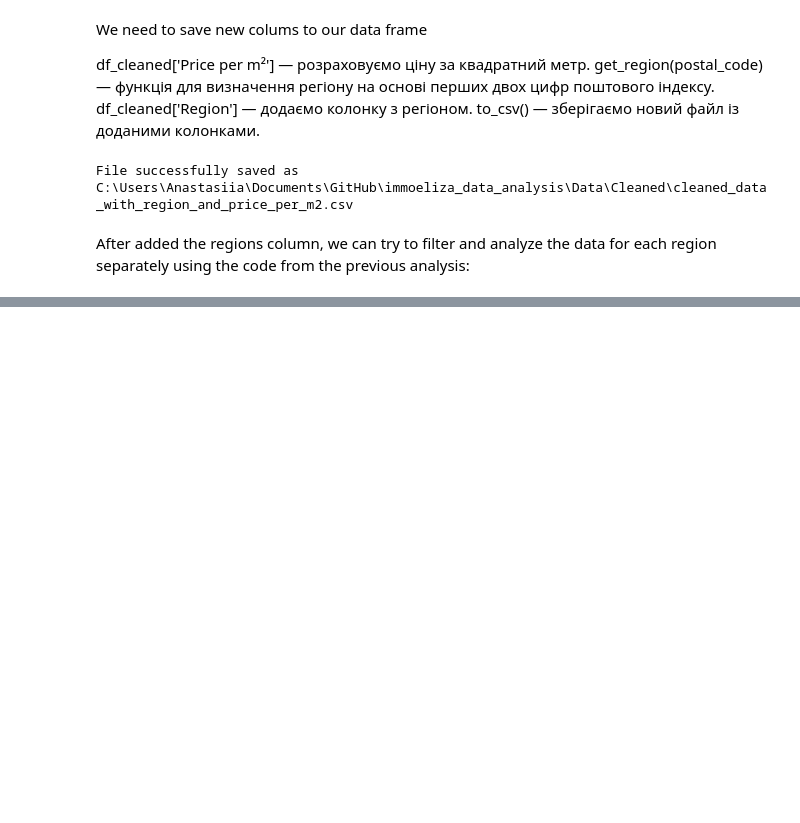
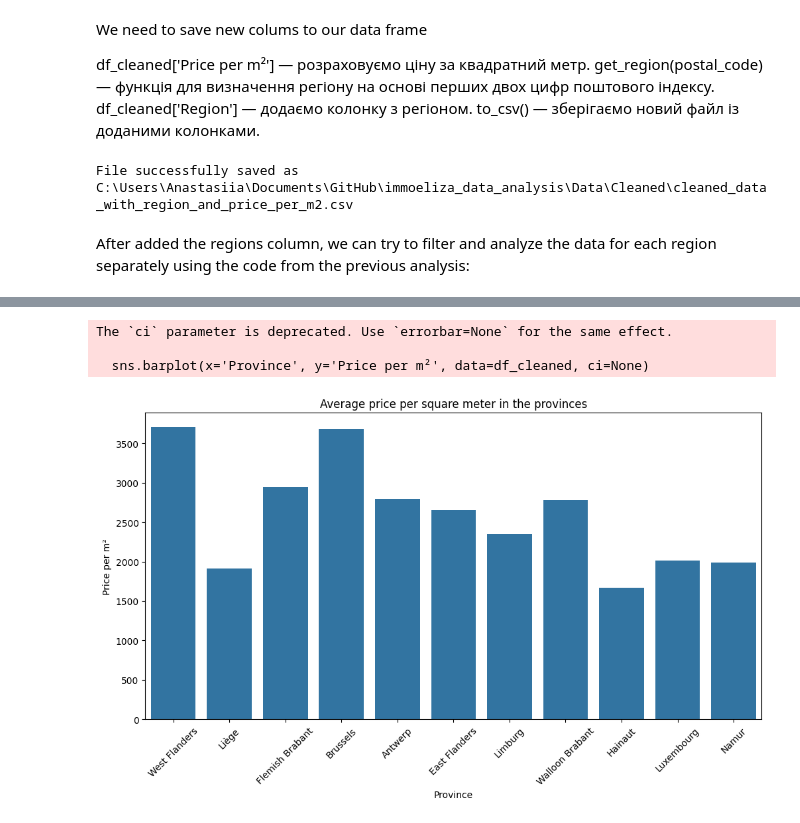
Before and after one commit to Kevin-Van-Hoorebeek/immoeliza_data_analysis, a Jupyter notebook: Analysis/Anastasiia.ipynb, the cells around one changed output, grey strips where cells are left out. Cells and saved outputs as stored; diff of their text form; code cells hidden in the pictures; blank space fills up the shorter version.

```diff
--- a/Analysis/Anastasiia.ipynb
+++ b/Analysis/Anastasiia.ipynb
@@ -438,0 +445,12 @@ region_to_provinces = {
+# %%
+#Create a barplot to compare the average price per square meter in each province
+plt.figure(figsize=(12, 6))
+sns.barplot(x='Province', y='Price per m²', data=df_cleaned, ci=None)
+plt.title('Average price per square meter in the provinces')
+plt.xticks(rotation=45)
+plt.show()
+# %% [output]
+The `ci` parameter is deprecated. Use `errorbar=None` for the same effect.
+
+  sns.barplot(x='Province', y='Price per m²', data=df_cleaned, ci=None)
+[figure, added]
```
Also changed, not shown: parts of 14 cells of this notebook.
